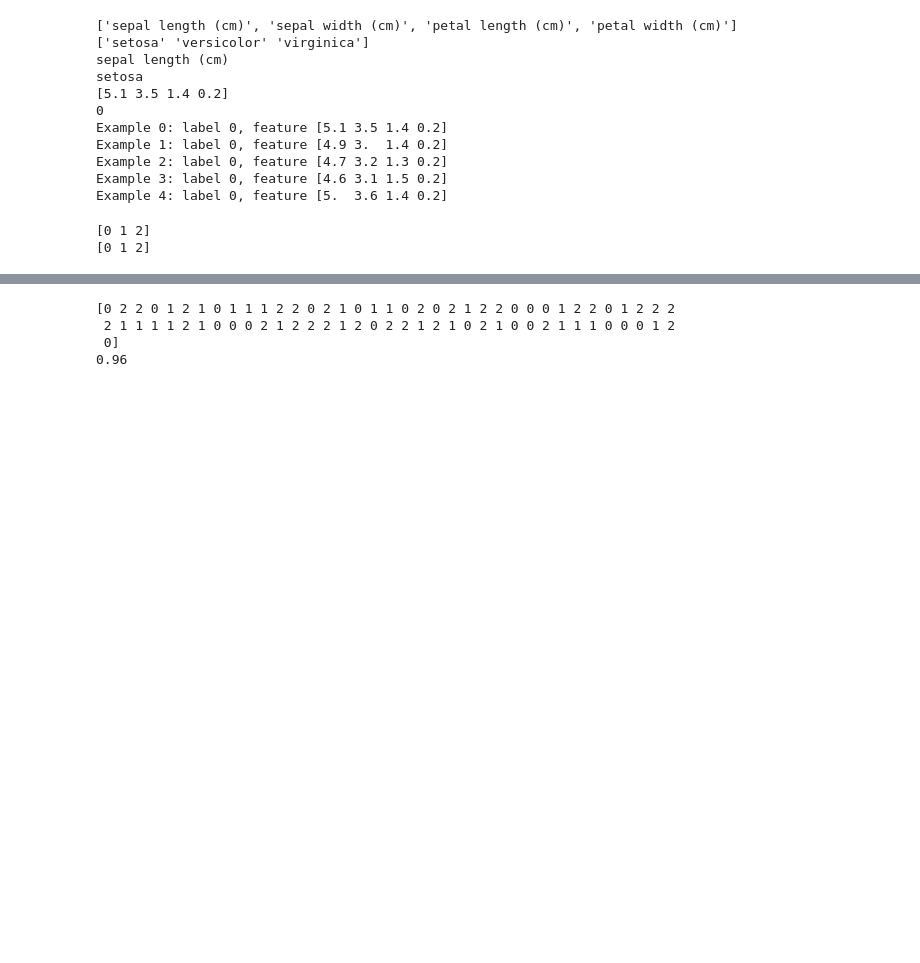
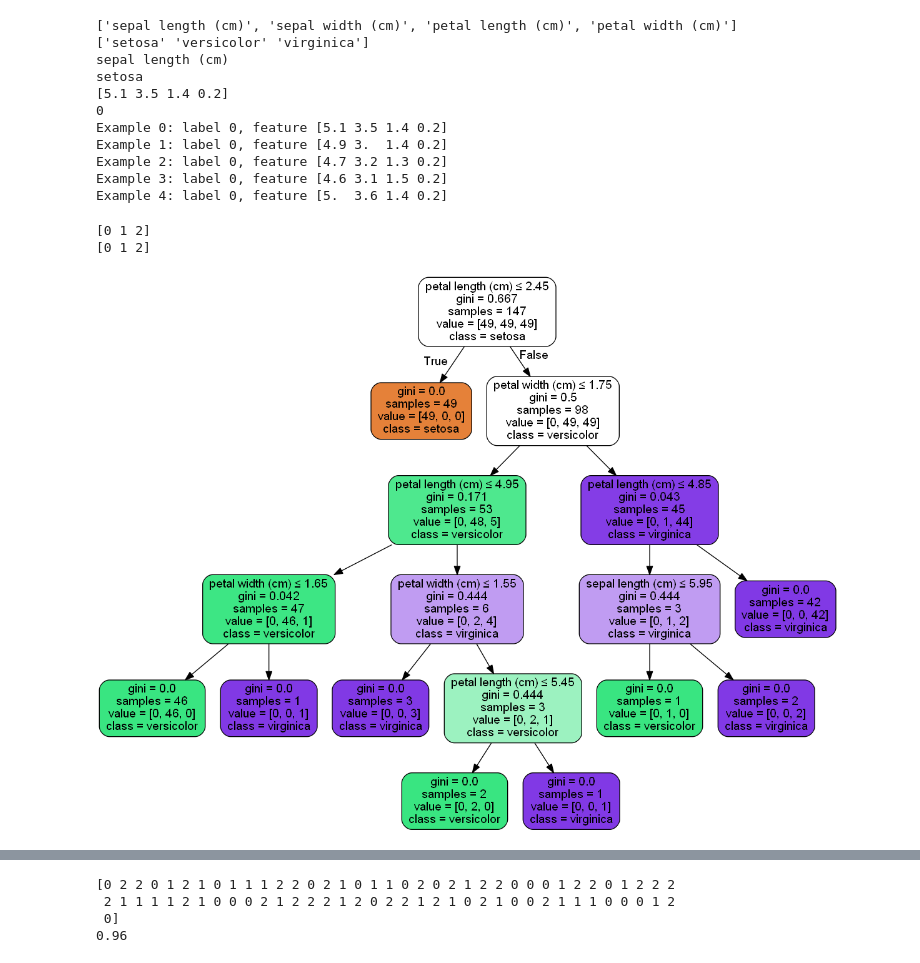
Before and after one commit to Kirthi-Raman/Iris_Analysis, a Jupyter notebook: MLScikitLearning.ipynb, the cells around one changed output, grey strips where cells are left out. Drawn from its saved outputs; the diff is of its cells as text; code cells hidden in the pictures; blank space fills up the shorter version.

Commit message:
Updated the visualization for code flow

```diff
--- a/MLScikitLearning.ipynb
+++ b/MLScikitLearning.ipynb
@@ -77,0 +78,12 @@ print (clf.predict(test_data))
+# %%
+from IPython.display import Image
+dot_data = StringIO()
+tree.export_graphviz(clf, out_file=dot_data,
+                         feature_names=iris.feature_names,
+                         class_names=iris.target_names,
+                         filled=True, rounded=True,
+                         special_characters=True)
+graph = pydot.graph_from_dot_data(dot_data.getvalue())
+Image(graph[0].create_png())
+# %% [output]
+[figure, added]
```
Also changed, not shown: parts of 7 cells of this notebook.
